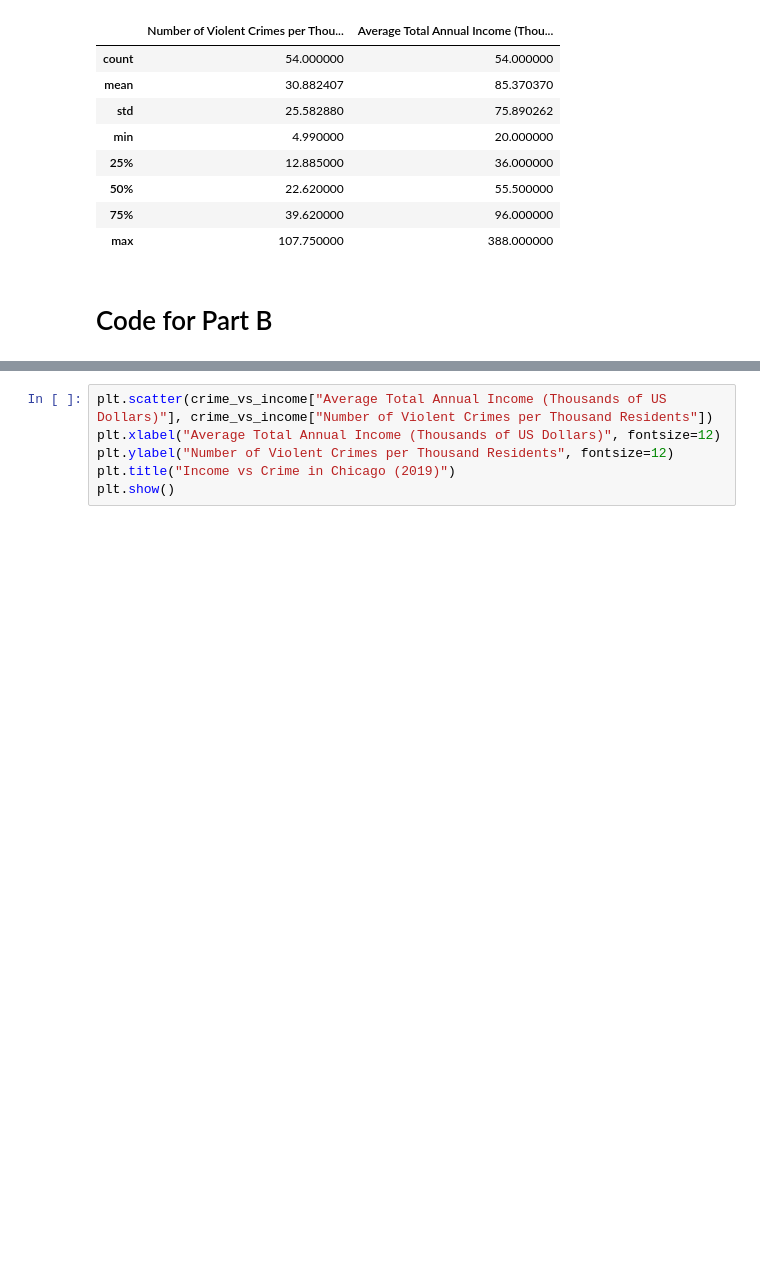
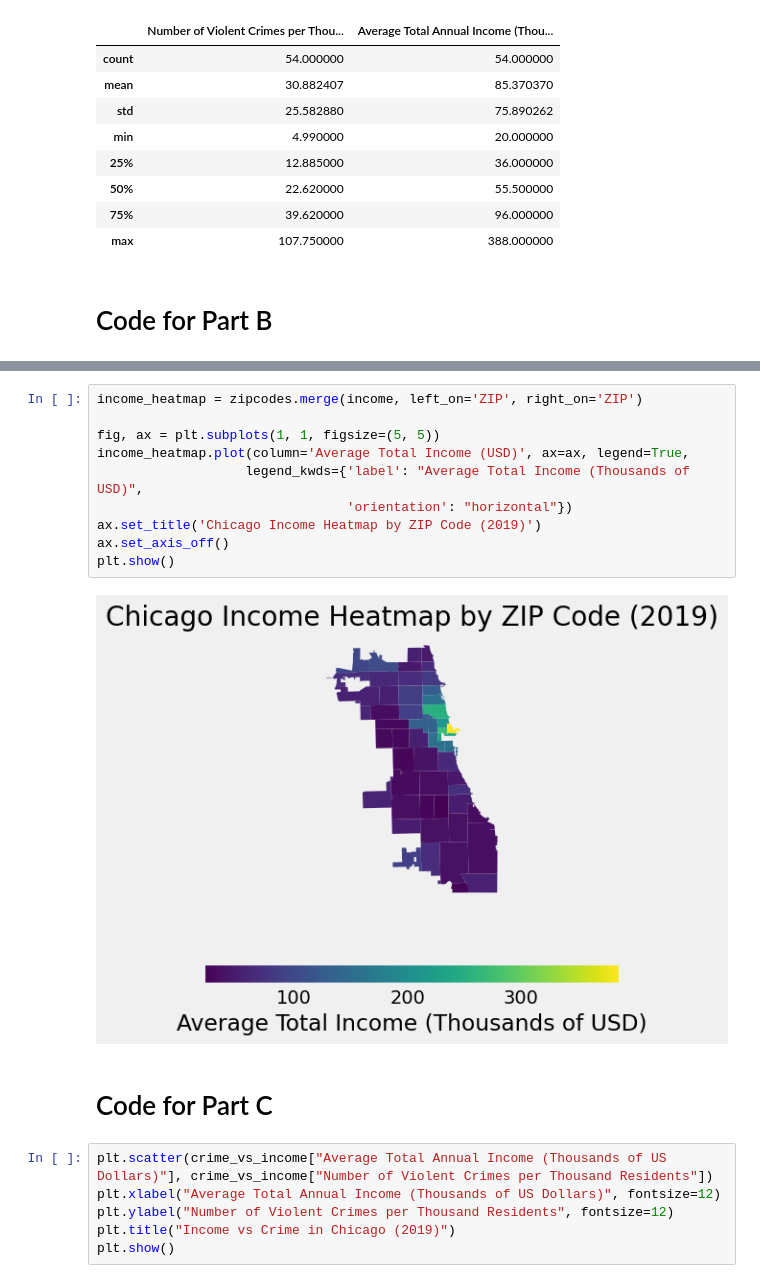
Before and after one commit to rbitton1729/chicagostats, a Jupyter notebook: chicagostats.ipynb, the cells around one changed output, grey strips where cells are left out. Cells and saved outputs as stored; diff of their text form; blank space fills up the shorter version.

```diff
--- a/chicagostats.ipynb
+++ b/chicagostats.ipynb
@@ -293,3 +339,17 @@ crime_vs_income.describe()
+# %%
+income_heatmap = zipcodes.merge(income, left_on='ZIP', right_on='ZIP')
+
+fig, ax = plt.subplots(1, 1, figsize=(5, 5))
+income_heatmap.plot(column='Average Total Income (USD)', ax=ax, legend=True,
+                   legend_kwds={'label': "Average Total Income (Thousands of USD)",
+                                'orientation': "horizontal"})
+ax.set_title('Chicago Income Heatmap by ZIP Code (2019)')
+ax.set_axis_off()
+plt.show()
+# %% [output]
+[figure, added]
+# %% [markdown]
+# Code for Part C
 # %%
 plt.scatter(crime_vs_income["Average Total Annual Income (Thousands of US Dollars)"], crime_vs_income["Number of Violent Crimes per Thousand Residents"])
 plt.xlabel("Average Total Annual Income (Thousands of US Dollars)", fontsize=12)
```
Also changed, not shown: parts of 9 cells of this notebook, 1 other file.
